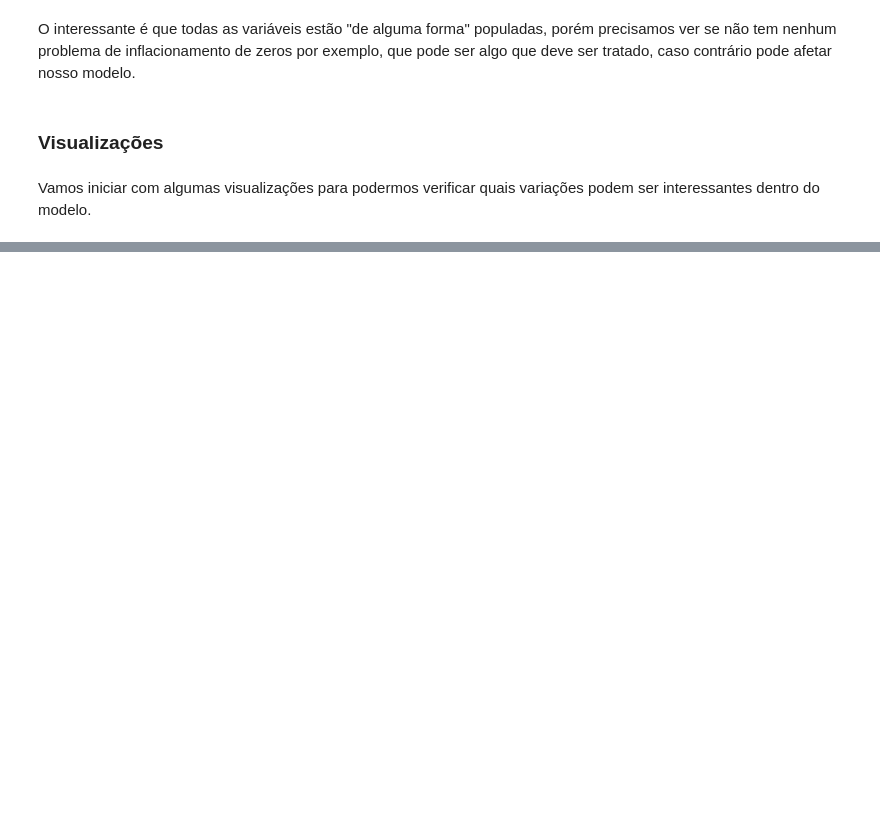
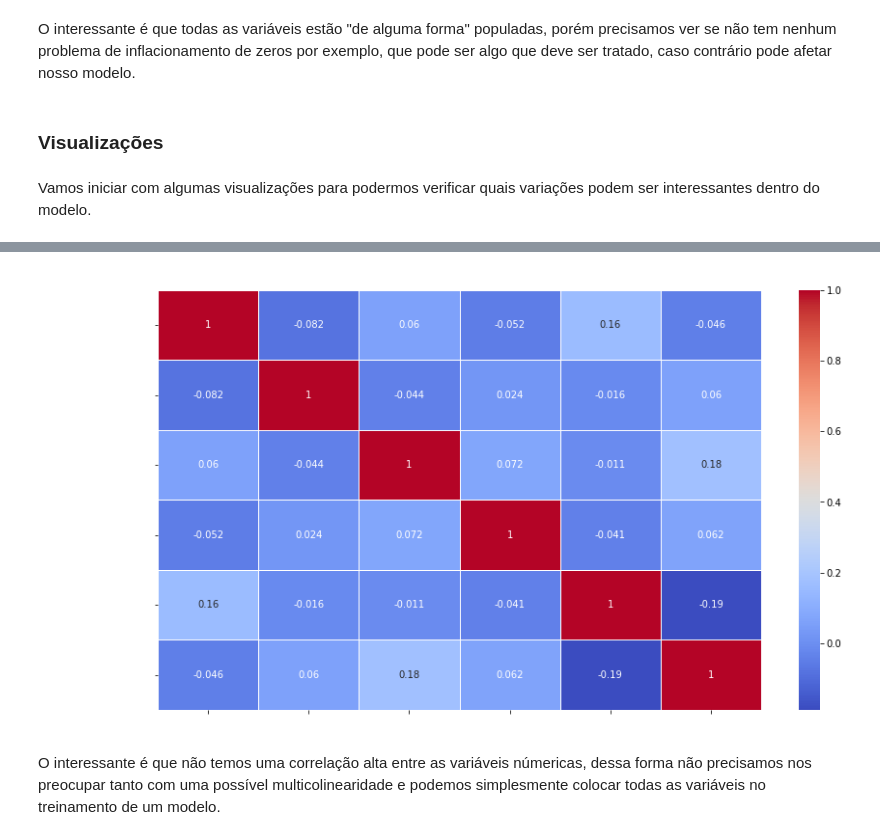
Before and after one commit to lucasabrahao900/TechC_Fase3, a Jupyter notebook: techc_fase3_ml/notebooks/nb_exploratory_analysis.ipynb, the cells around one changed output, grey strips where cells are left out. Saved outputs shown, nothing was run; the diff lists cells and outputs as text; code cells hidden in the pictures; blank space fills up the shorter version.

```diff
--- a/techc_fase3_ml/notebooks/nb_exploratory_analysis.ipynb
+++ b/techc_fase3_ml/notebooks/nb_exploratory_analysis.ipynb
@@ -80,0 +141,13 @@ plot_boxplot(varx = "serum_creatinine", nome = "Idade")
+# %%
+# Matriz de correlação
+correlation_matrix = df_heart[continous_vars].corr()
+plt.figure(figsize=(14, 8))
+sns.heatmap(correlation_matrix, annot=True, cmap='coolwarm', linewidths=0.5)
+plt.yticks(color = "white")
+plt.xticks(color = "white")
+plt.title('Matriz de Correlação', color = "white")
+plt.show()
+# %% [output]
+[figure, added]
+# %% [markdown]
+O interessante é que não temos uma correlação alta entre as variáveis númericas, dessa forma não precisamos nos preocupar tanto com uma possível multicolinearidade e podemos simplesmente colocar todas as variáveis no treinamento de um modelo.
```
Also changed, not shown: parts of 10 cells of this notebook.
